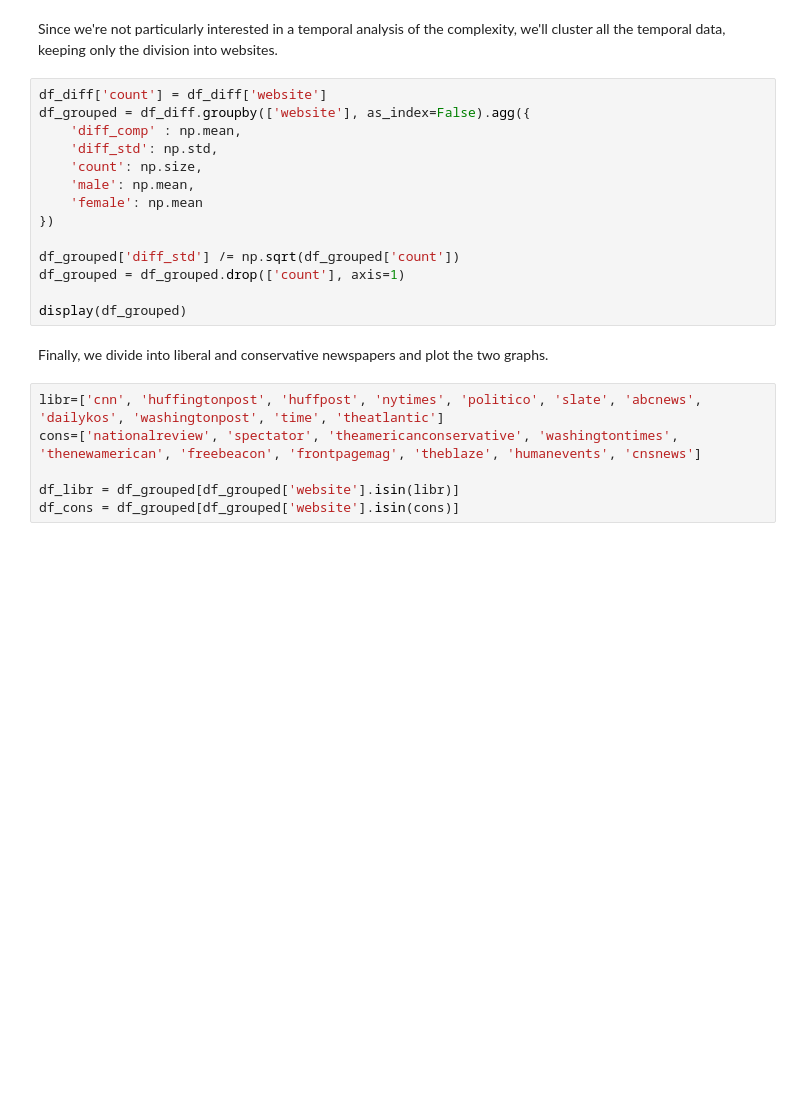
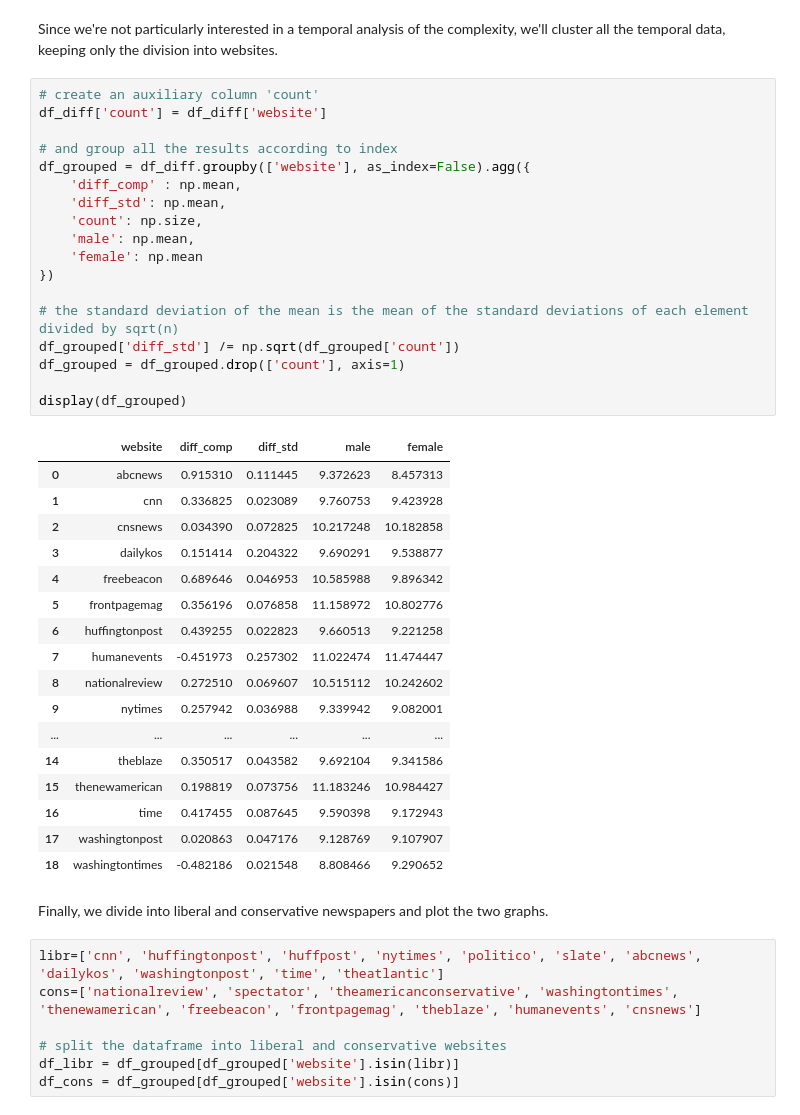
Before and after one commit to epfl-ada/ada-2021-project-madam, a Jupyter notebook: Data_story_analysis.ipynb, the cells around one changed output. Cells and saved outputs as stored; diff of their text form; blank space fills up the shorter version.

```diff
--- a/Data_story_analysis.ipynb
+++ b/Data_story_analysis.ipynb
@@ -1219,25 +1326,48 @@ display(df_diff)
 # %% [markdown]
 Since we're not particularly interested in a temporal analysis of the complexity, we'll cluster all the temporal data, keeping only the division into websites.
 # %%
+# create an auxiliary column 'count'
 df_diff['count'] = df_diff['website']
+
+# and group all the results according to index
 df_grouped = df_diff.groupby(['website'], as_index=False).agg({
     'diff_comp' : np.mean,
-    'diff_std': np.std,
+    'diff_std': np.mean,
     'count': np.size,
     'male': np.mean,
     'female': np.mean
 })
 
+# the standard deviation of the mean is the mean of the standard deviations of each element divided by sqrt(n)
 df_grouped['diff_std'] /= np.sqrt(df_grouped['count'])
 df_grouped = df_grouped.drop(['count'], axis=1)
 
 display(df_grouped)
+# %% [output]
+|  | website | diff_comp | diff_std | male | female |
+| 0 | abcnews | 0.915310 | 0.111445 | 9.372623 | 8.457313 |
+| 1 | cnn | 0.336825 | 0.023089 | 9.760753 | 9.423928 |
+| 2 | cnsnews | 0.034390 | 0.072825 | 10.217248 | 10.182858 |
+| 3 | dailykos | 0.151414 | 0.204322 | 9.690291 | 9.538877 |
+| 4 | freebeacon | 0.689646 | 0.046953 | 10.585988 | 9.896342 |
+| 5 | frontpagemag | 0.356196 | 0.076858 | 11.158972 | 10.802776 |
+| 6 | huffingtonpost | 0.439255 | 0.022823 | 9.660513 | 9.221258 |
+| 7 | humanevents | -0.451973 | 0.257302 | 11.022474 | 11.474447 |
+| 8 | nationalreview | 0.272510 | 0.069607 | 10.515112 | 10.242602 |
+| 9 | nytimes | 0.257942 | 0.036988 | 9.339942 | 9.082001 |
+| ... | ... | ... | ... | ... | ... |
+| 14 | theblaze | 0.350517 | 0.043582 | 9.692104 | 9.341586 |
+| 15 | thenewamerican | 0.198819 | 0.073756 | 11.183246 | 10.984427 |
+| 16 | time | 0.417455 | 0.087645 | 9.590398 | 9.172943 |
+| 17 | washingtonpost | 0.020863 | 0.047176 | 9.128769 | 9.107907 |
+| 18 | washingtontimes | -0.482186 | 0.021548 | 8.808466 | 9.290652 |
 # %% [markdown]
 Finally, we divide into liberal and conservative newspapers and plot the two graphs.
 # %%
 libr=['cnn', 'huffingtonpost', 'huffpost', 'nytimes', 'politico', 'slate', 'abcnews', 'dailykos', 'washingtonpost', 'time', 'theatlantic']
 cons=['nationalreview', 'spectator', 'theamericanconservative', 'washingtontimes', 'thenewamerican', 'freebeacon', 'frontpagemag', 'theblaze', 'humanevents', 'cnsnews']
 
+# split the dataframe into liberal and conservative websites
 df_libr = df_grouped[df_grouped['website'].isin(libr)]
 df_cons = df_grouped[df_grouped['website'].isin(cons)]
 # %%
```
Also changed, not shown: parts of 11 cells of this notebook, 4 other files.
